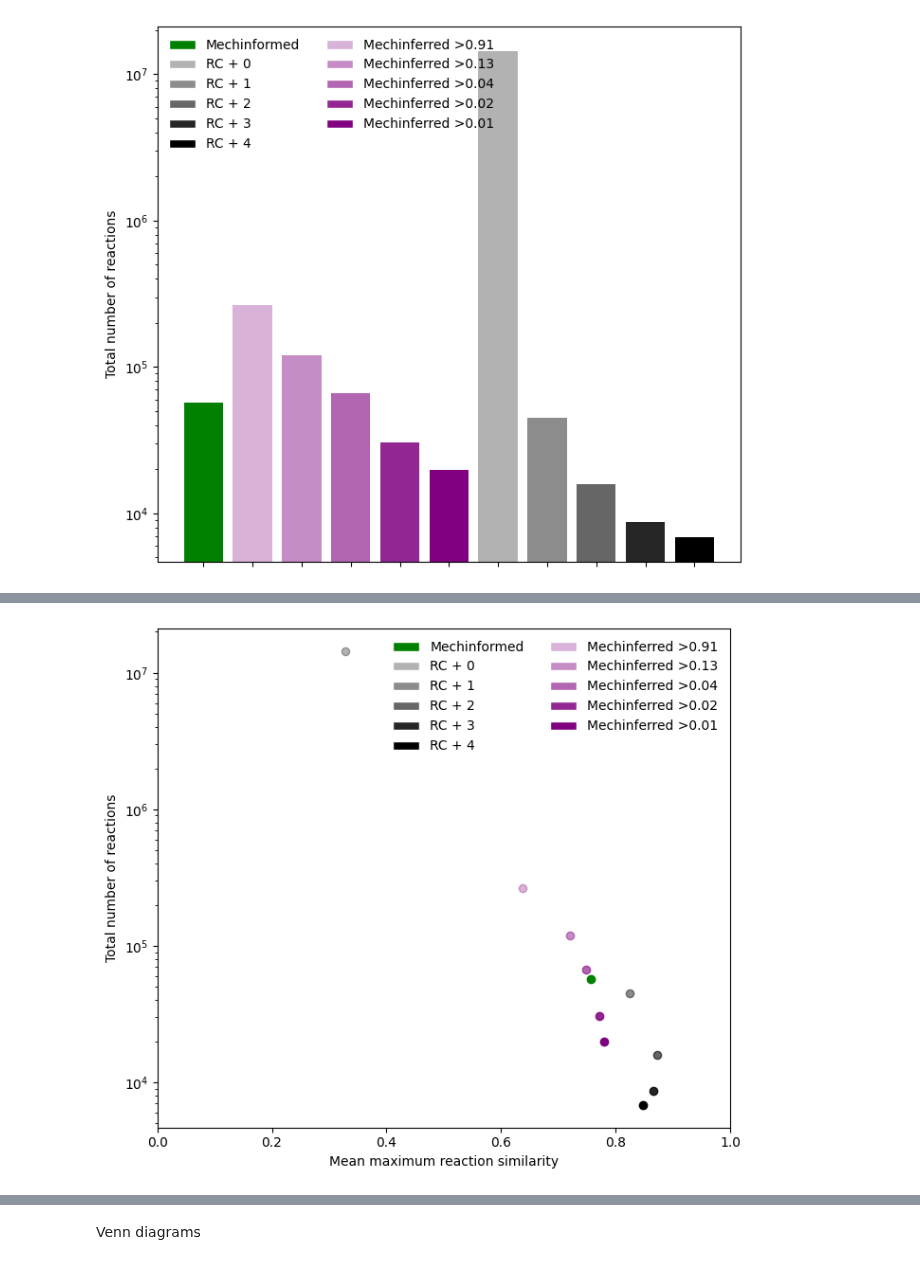
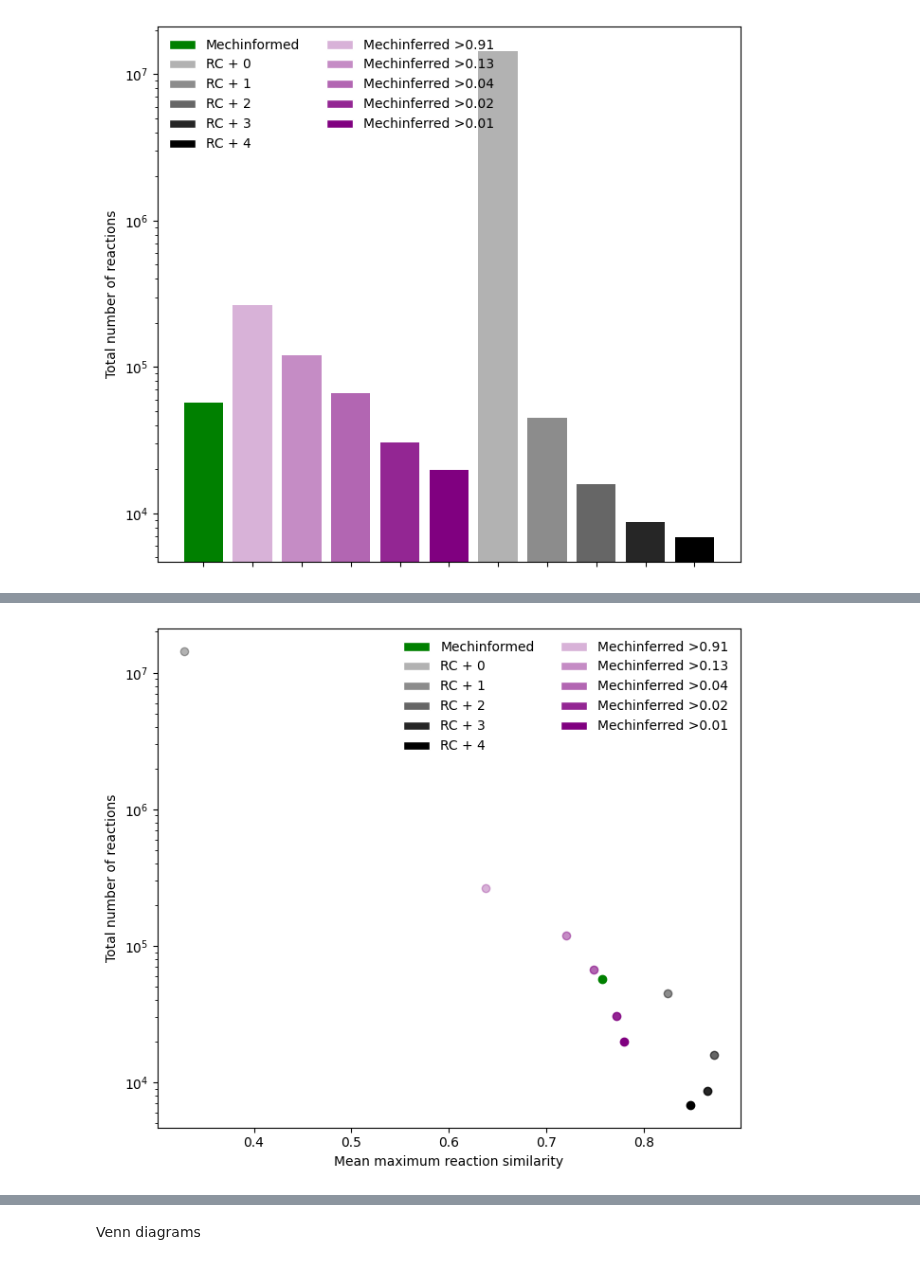
Before and after one commit to stefanpate/coarse-grain-rxns, a Jupyter notebook: notebooks/rule_generative_performance.ipynb, the cells around one changed output, grey strips where cells are left out. Drawn from its saved outputs; the diff is of its cells as text; code cells hidden in the pictures.

```diff
--- a/notebooks/rule_generative_performance.ipynb
+++ b/notebooks/rule_generative_performance.ipynb
@@ -320,22 +328,21 @@ plt.show()
 # %%
 fig, ax = plt.subplots(figsize=(7, 6))
 width = 0.8
 for exp_name in exp_names:
     tot_rxns = ct_df.loc[ct_df["expansion"] == exp_name, "n_rxns"].values[0]
     mean_max_sim = rxn_df.loc[rxn_df["expansion"] == exp_name, "max_rxn_sim"].mean()
     color = colors[exp_name]
     ax.plot(mean_max_sim, tot_rxns, marker='o', color=color)
 
 ax.legend(handles=legend_elements, loc='upper right', ncol=2, frameon=False, fontsize=10)
 ax.set_ylabel("Total number of reactions")
 ax.set_xlabel("Mean maximum reaction similarity")
 ax.set_yscale('log')
-ax.set_xlim(0, 1.0)
 plt.tight_layout()
 fig.savefig(Path(cfg.figures) / f"{expansion_name}_total_reactions_vs_mean_max_rxn_sim.svg", format="svg")
 plt.show()
 # %% [output]
-[figure, old version]
+[figure, new version]
 # %%
 rxn_df.sort_values(by="max_rxn_sim", ascending=False)
 # %% [output]
```
Also changed, not shown: parts of 7 cells of this notebook, 7 other files.
